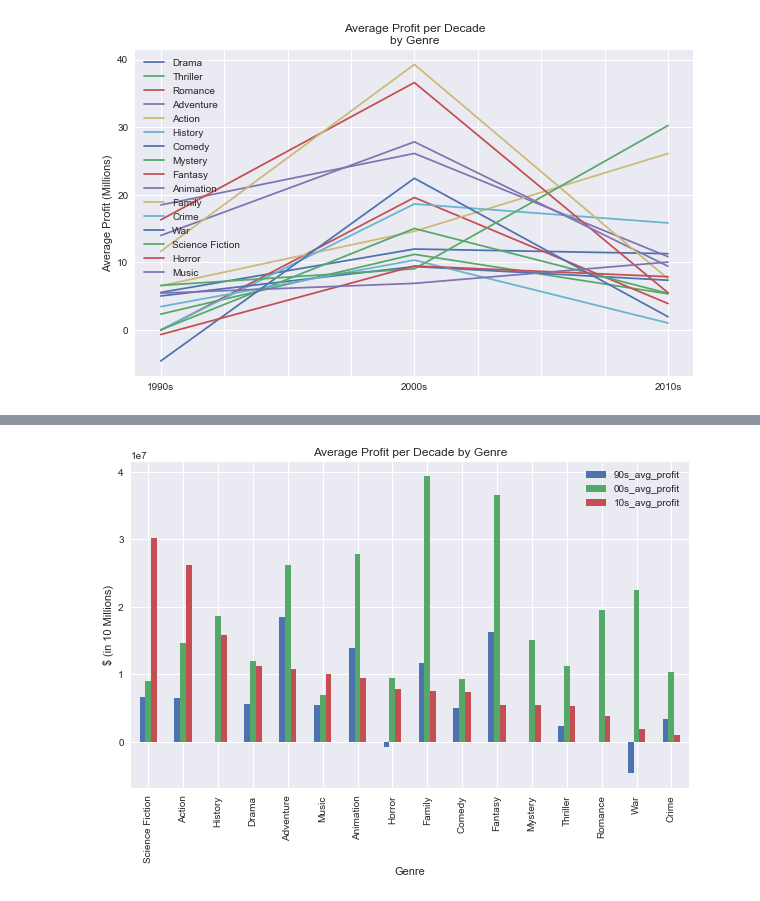
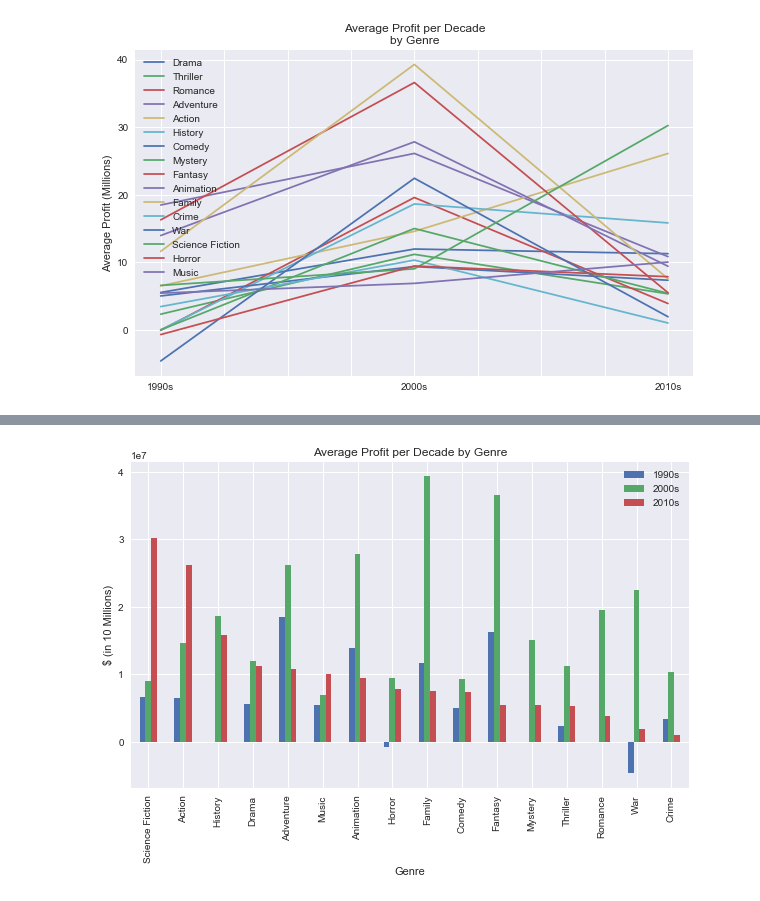
Before and after one commit to EricB10/movie_eda, a Jupyter notebook: zawar_analysis.ipynb, the cells around one changed output, grey strips where cells are left out. Drawn from its saved outputs; the diff is of its cells as text; code cells hidden in the pictures.

```diff
--- a/zawar_analysis.ipynb
+++ b/zawar_analysis.ipynb
@@ -148,8 +138,10 @@ plots.drop(['Western','TV Movie'],axis=1)
 # %%
 genre_df2[['90s_avg_profit','00s_avg_profit','10s_avg_profit']].sort_values(by='10s_avg_profit',ascending=False).plot(kind='bar',figsize=(10,6))
 plt.title('Average Profit per Decade by Genre')
 plt.ylabel('$ (in 10 Millions)')
 plt.xlabel('Genre')
-plt.show()
+plt.legend(labels=['1990s', '2000s', '2010s'])
+#plt.show()
+plt.savefig('./graphs/Avg_Profit.png', dpi=300, bbox_inches='tight')
 # %% [output]
-[figure, old version]
+[figure, new version]
```
Also changed, not shown: parts of 6 cells of this notebook, 6 other files.
